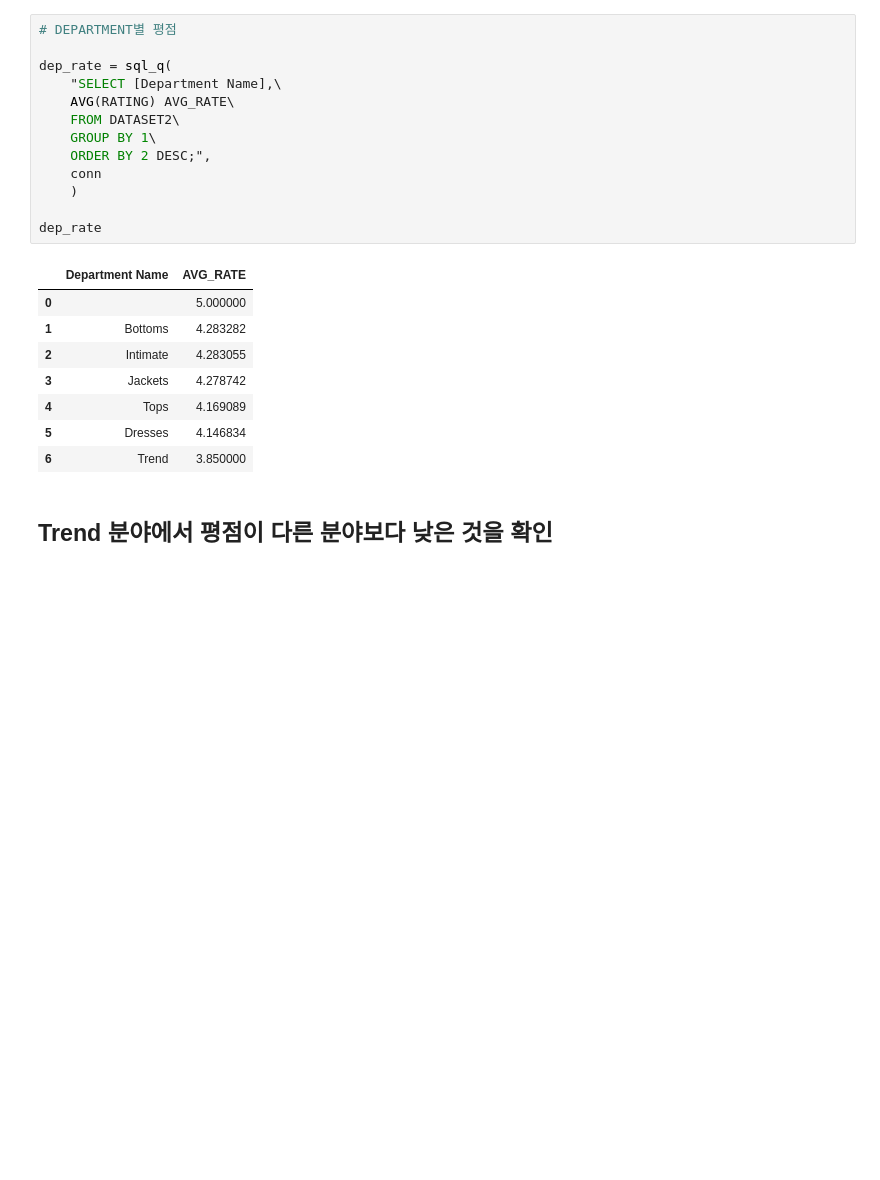
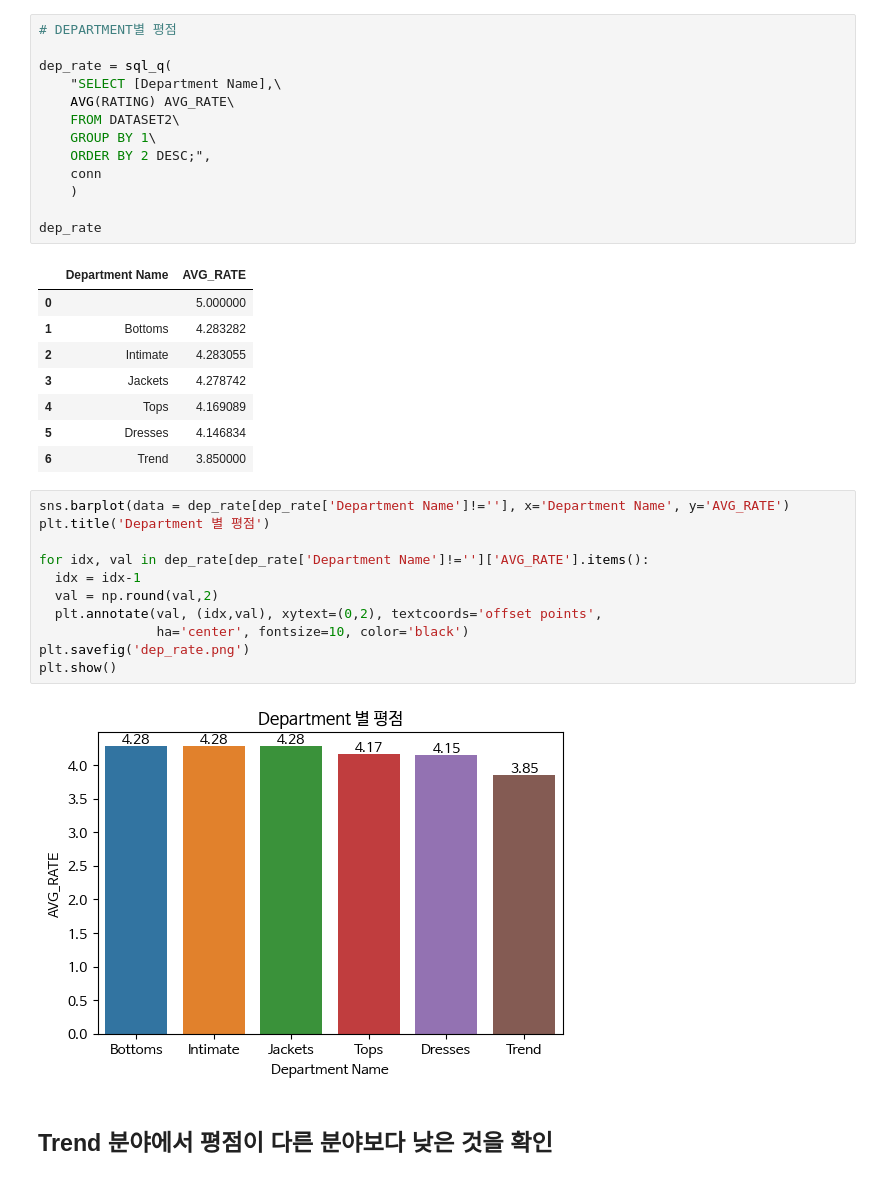
Before and after one commit to DataHyeon/DA_SQL2, a Jupyter notebook: Da_SQL_2.ipynb, the cells around one changed output. Saved outputs shown, nothing was run; the diff lists cells and outputs as text; blank space fills up the shorter version.

```diff
--- a/Da_SQL_2.ipynb
+++ b/Da_SQL_2.ipynb
@@ -105,6 +122,19 @@ dep_rate
 | 4 | Tops | 4.169089 |
 | 5 | Dresses | 4.146834 |
 | 6 | Trend | 3.850000 |
+# %%
+sns.barplot(data = dep_rate[dep_rate['Department Name']!=''], x='Department Name', y='AVG_RATE')
+plt.title('Department 별 평점')
+
+for idx, val in dep_rate[dep_rate['Department Name']!='']['AVG_RATE'].items():
+  idx = idx-1
+  val = np.round(val,2)
+  plt.annotate(val, (idx,val), xytext=(0,2), textcoords='offset points',
+               ha='center', fontsize=10, color='black')
+plt.savefig('dep_rate.png')
+plt.show()
+# %% [output]
+[figure, added]
 # %% [markdown]
 ## Trend 분야에서 평점이 다른 분야보다 낮은 것을 확인
 # %%
```
Also changed, not shown: parts of 31 cells of this notebook, 9 other files.
